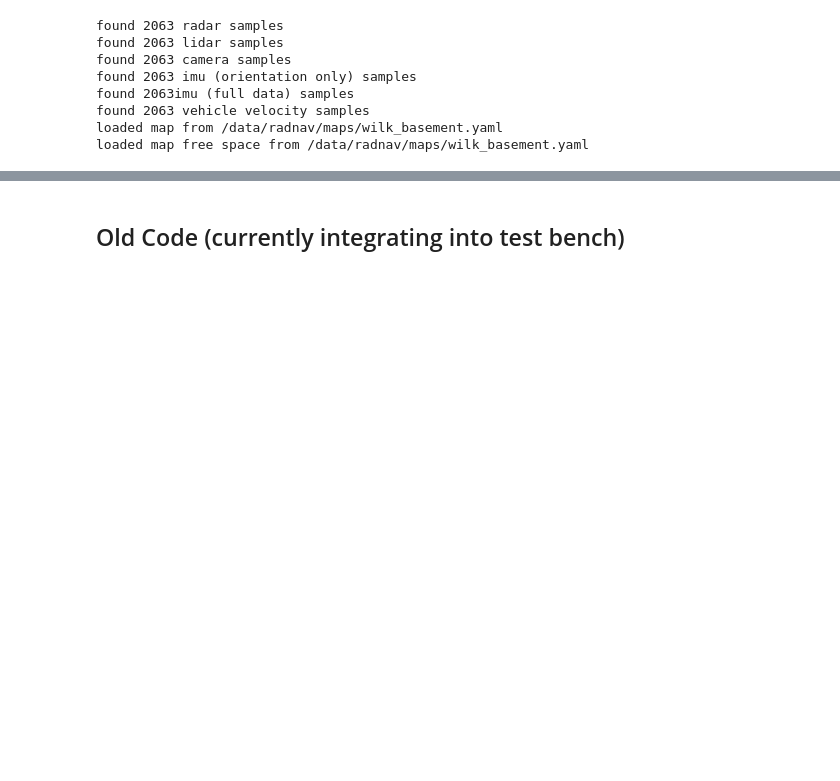
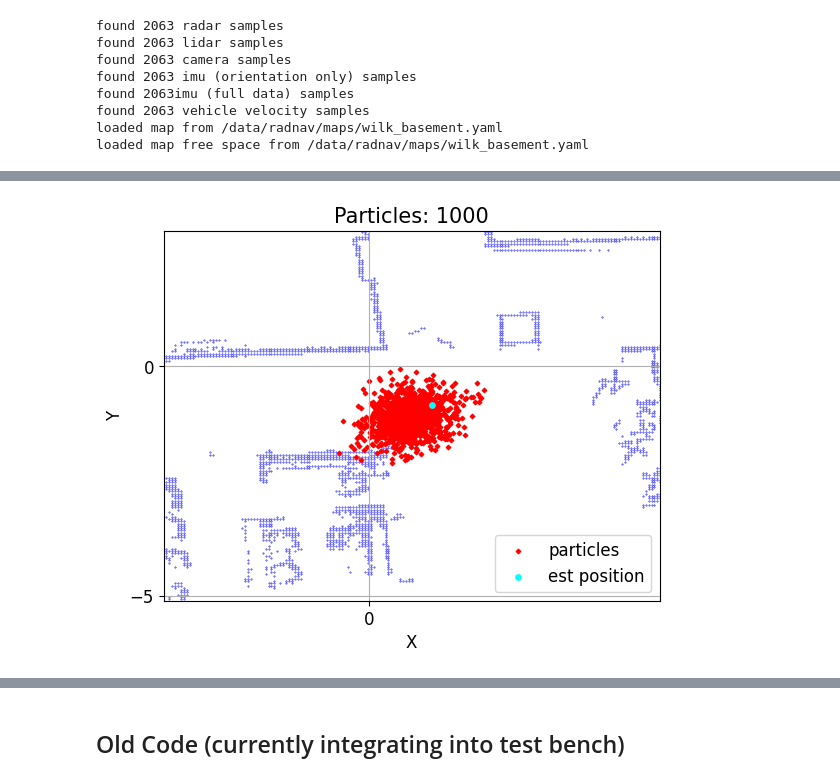
Before and after one commit to davidmhunt/odometry, a Jupyter notebook: notebooks/eval_particle_filter.ipynb, the cells around one changed output, grey strips where cells are left out. Saved outputs shown, nothing was run; the diff lists cells and outputs as text; code cells hidden in the pictures; blank space fills up the shorter version.

```diff
--- a/notebooks/eval_particle_filter.ipynb
+++ b/notebooks/eval_particle_filter.ipynb
@@ -95,0 +151,13 @@ gt icp estimated heading:8.324316561799002 deg, pose:[0.07888053 0.1294188 ]
+# %%
+# see how the motion model will propagate the states forward
+# (if all particles started at 0,0)
+samples = test_bench.localizer.motion_model_sample(n_samples=1000)
+
+test_bench.plotter_localization.plot_particles_on_map(
+    particles=samples,
+    pose_m=test_bench.gt_localizer.current_pose_m,
+    display_arrows=False,
+    show=True
+)
+# %% [output]
+[figure, added]
```
Also changed, not shown: parts of 11 cells of this notebook, 5 other files.
